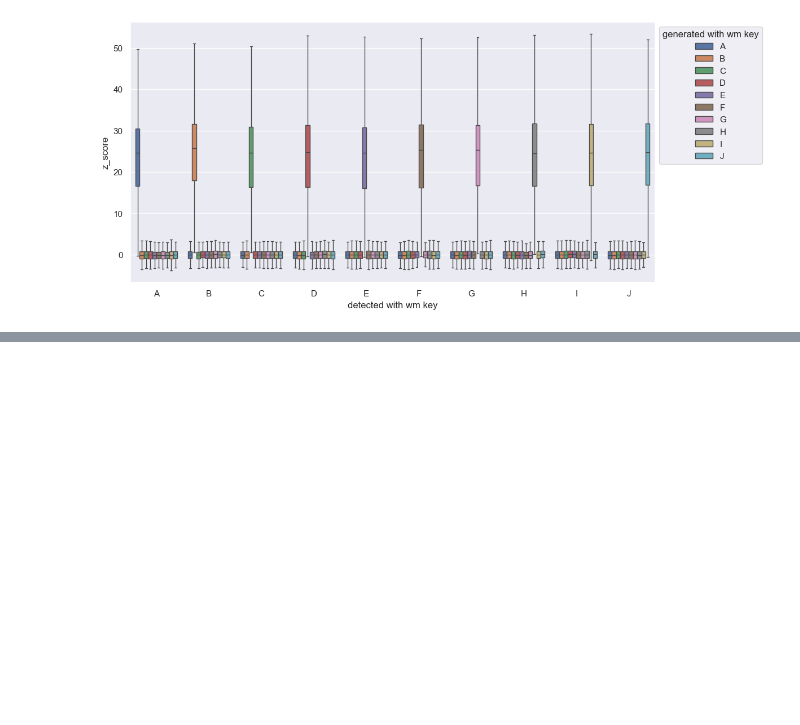
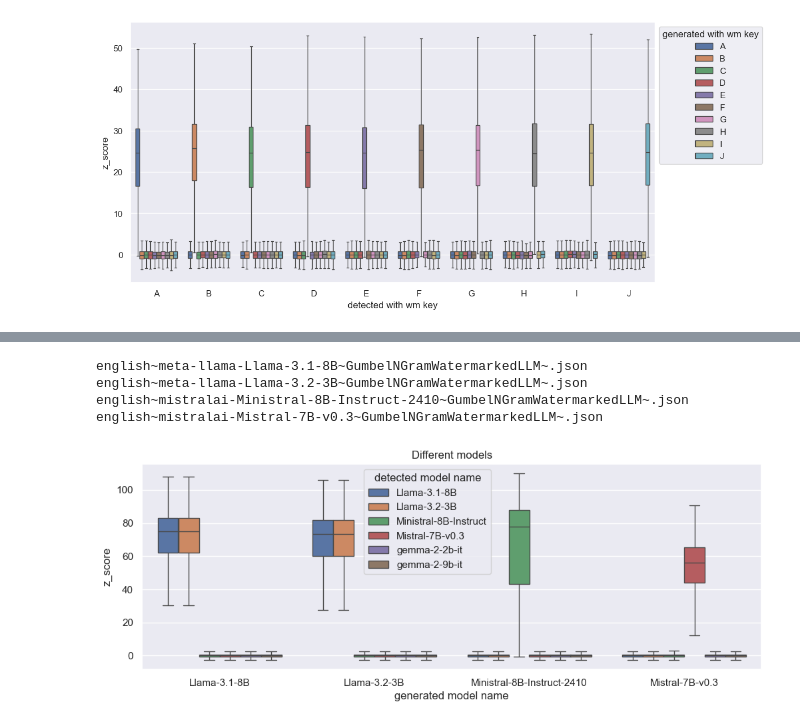
Before and after one commit to AntoninJarolim/llm-watermarking, a Jupyter notebook: notebooks/different_keys_detection.ipynb, the cells around one changed output, grey strips where cells are left out. Saved outputs shown, nothing was run; the diff lists cells and outputs as text; code cells hidden in the pictures; blank space fills up the shorter version.

```diff
--- a/notebooks/different_keys_detection.ipynb
+++ b/notebooks/different_keys_detection.ipynb
@@ -157,0 +202,36 @@ english~meta-llama-Llama-3.1-8B~GumbelNGramWatermarkedLLM~repeat_4~tau_0.3.json
+# %%
+def remove_model_name_prefix(model_name):
+    valid_hface_prefixes = ['BUT-FIT', 'meta-llama', 'mistralai', 'google']
+    for valid_hface_prefix in valid_hface_prefixes:
+        if valid_hface_prefix in model_name:
+            return model_name.removeprefix(valid_hface_prefix + '-')
+    raise ValueError(
+        f"Model name '{model_name}' does not match with any specified prefixes {valid_hface_prefixes}"
+    )
+
+
+def plot_boxplot(df, title):
+    df['generated_model_name'] = df['generated_model_name'].apply(remove_model_name_prefix)
+    df['detected_model_name'] = df['detected_model_name'].apply(remove_model_name_prefix)
+    df['detected_model_name'] = df['detected_model_name'].apply(lambda x: x.removesuffix("-2410"))
+
+    plt.figure(figsize=(12, 4))
+    df = df.sort_values(by=['generated_model_name', 'detected_model_name'])
+    ax = sns.boxplot(df, x="generated_model_name", y="z_score", hue="detected_model_name",
+               showfliers=False)
+    ax.set_xlabel("generated model name")
+    ax.set_title(title)
+    ax.legend(title="detected model name")
+    sns.move_legend(ax, "upper left", bbox_to_anchor=(0.35, 1))
+# %%
+
+plot_boxplot(
+    get_df("different_models_detected", "GumbelNGramWatermarkedLLM"),
+    title="Different models"
+)
+# %% [output]
+english~meta-llama-Llama-3.1-8B~GumbelNGramWatermarkedLLM~.json
+english~meta-llama-Llama-3.2-3B~GumbelNGramWatermarkedLLM~.json
+english~mistralai-Ministral-8B-Instruct-2410~GumbelNGramWatermarkedLLM~.json
+english~mistralai-Mistral-7B-v0.3~GumbelNGramWatermarkedLLM~.json
+[figure, added]
```
Also changed, not shown: parts of 17 cells of this notebook, 3 other files.
